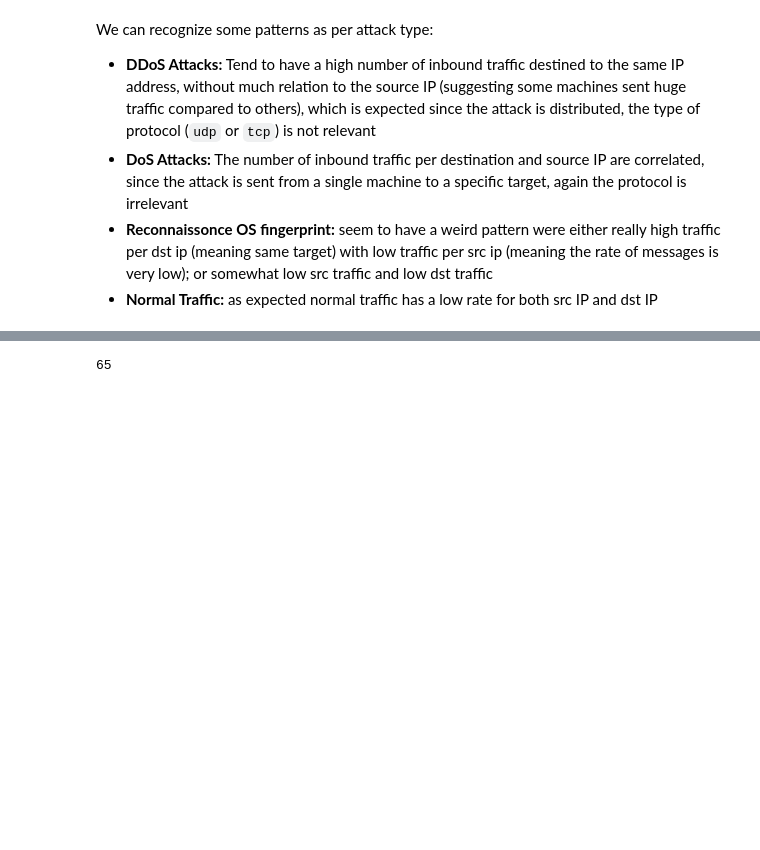
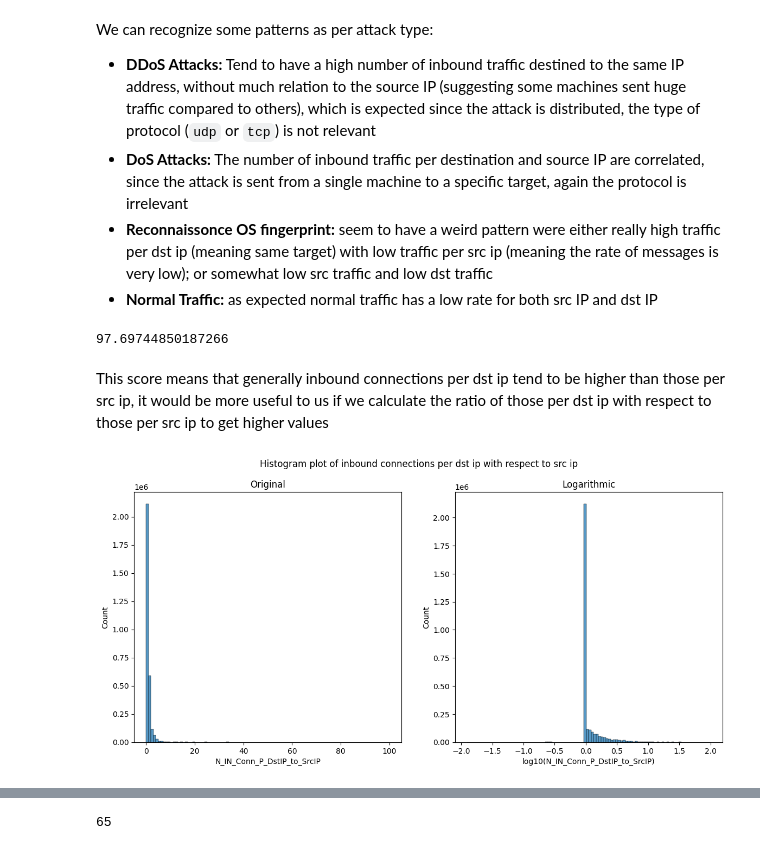
Before and after one commit to merzouka/bds.ml, a Jupyter notebook: eda/eda.ipynb, the cells around one changed output, grey strips where cells are left out. Cells and saved outputs as stored; diff of their text form; code cells hidden in the pictures; blank space fills up the shorter version.

Commit message:
Added analysis of inbound traffic

```diff
--- a/eda/eda.ipynb
+++ b/eda/eda.ipynb
@@ -139,3 +139,26 @@ We can recognize some patterns as per attack type:
 - **DoS Attacks:** The number of inbound traffic per destination and source IP are correlated, since the attack is sent from a single machine to a specific target, again the protocol is irrelevant
 - **Reconnaissonce OS fingerprint:** seem to have a weird pattern were either really high traffic per dst ip (meaning same target) with low traffic per src ip (meaning the rate of messages is very low); or somewhat low src traffic and low dst traffic
 - **Normal Traffic:** as expected normal traffic has a low rate for both src IP and dst IP
+# %%
+sum(training['N_IN_Conn_P_DstIP'] > training['N_IN_Conn_P_SrcIP']) / sum(training['N_IN_Conn_P_SrcIP'] > training['N_IN_Conn_P_DstIP'])
+# %% [output]
+97.69744850187266
+# %% [markdown]
+This score means that generally inbound connections per dst ip tend to be higher than those per src ip, it would be more useful to us if we calculate the ratio of those per dst ip with respect to those per src ip to get higher values
+# %%
+eps = 0.0001
+training['N_IN_Conn_P_DstIP_to_SrcIP'] = (training['N_IN_Conn_P_DstIP'] + eps) / (training['N_IN_Conn_P_SrcIP'] + eps)
+training['N_IN_Conn_P_SrcIP_to_DstIP'] = (training['N_IN_Conn_P_SrcIP'] + eps) / (training['N_IN_Conn_P_DstIP'] + eps)
+# %%
+fig, axes = plt.subplots(1, 2)
+title = 'Histogram plot of inbound connections per dst ip with respect to src ip'
+fig.suptitle(title)
+fig.set_size_inches(14, 6)
+sns.histplot(data=training, x='N_IN_Conn_P_DstIP_to_SrcIP', bins=100, ax=axes[0])
+axes[0].set_title('Original')
+sns.histplot(np.log10(training['N_IN_Conn_P_DstIP_to_SrcIP']), bins=100, ax=axes[1])
+axes[1].set_title('Logarithmic')
+axes[1].set_xlabel('log10(N_IN_Conn_P_DstIP_to_SrcIP)')
+plt.savefig(f'{FIGURES_PATH}/{title}.png')
+# %% [output]
+[figure, added]
```
Also changed, not shown: parts of 3 cells of this notebook.
